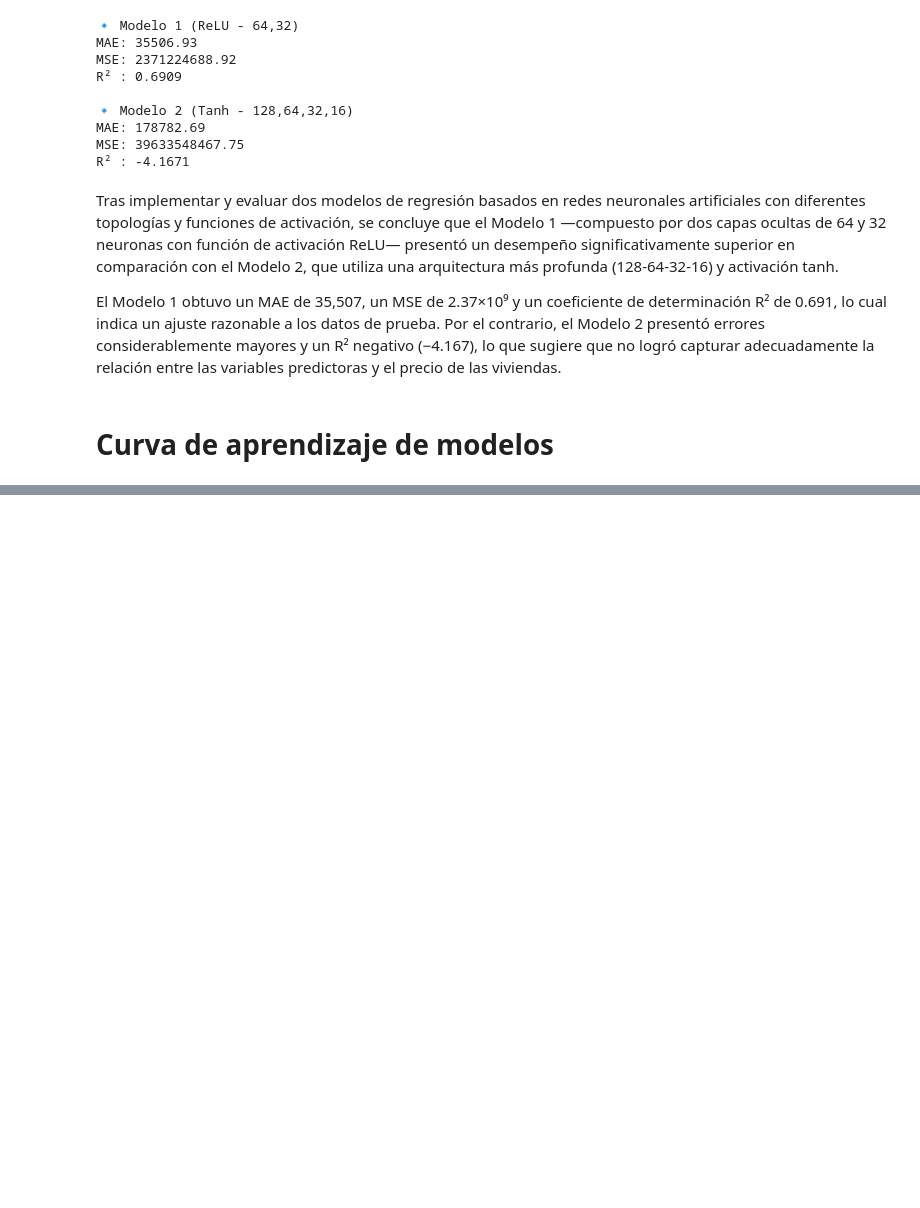
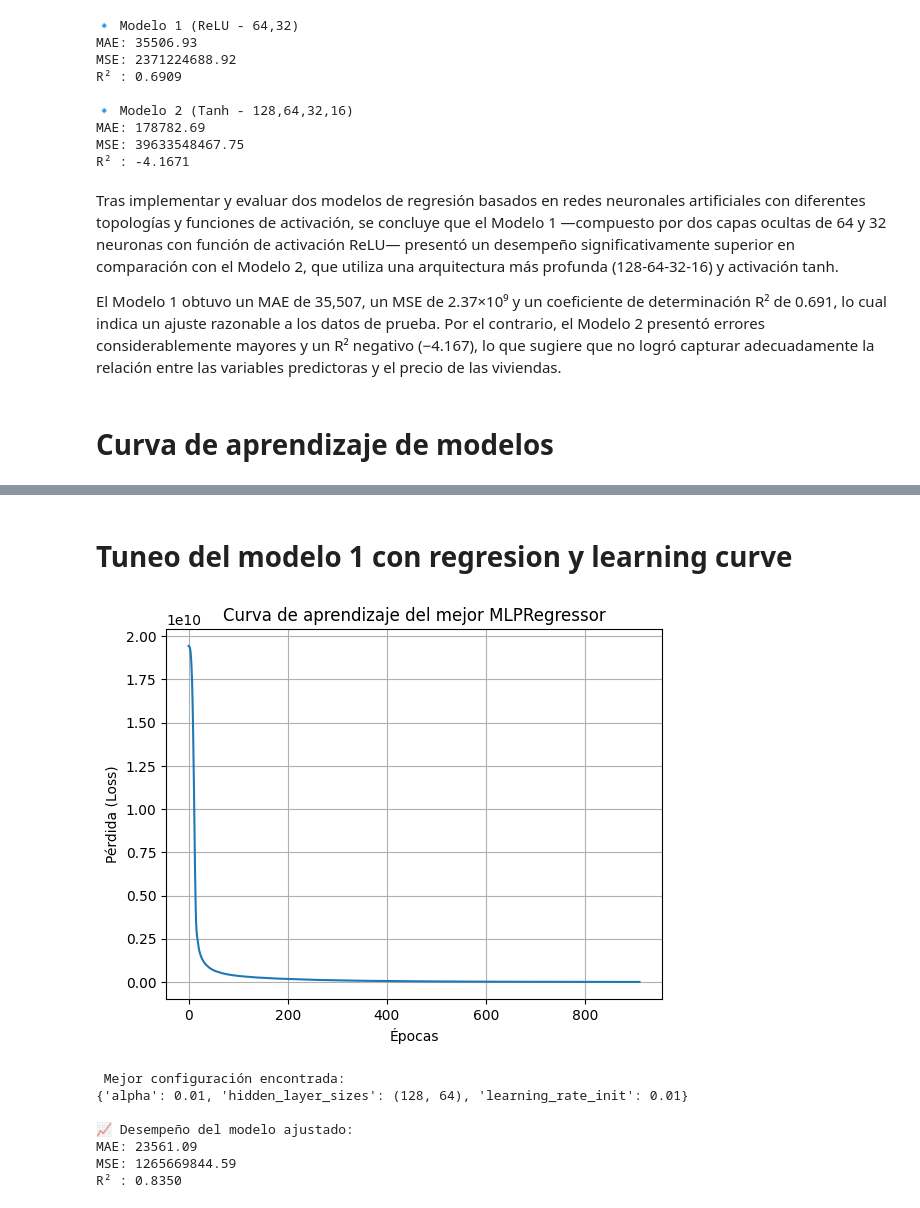
Before and after one commit to xtsebas/Houses_Prices, a Jupyter notebook: Redes_neuronales.ipynb, the cells around one changed output, grey strips where cells are left out. Cells and saved outputs as stored; diff of their text form; code cells hidden in the pictures; blank space fills up the shorter version.

Commit message:
best regressor model with hyper params found + learning curve

```diff
--- a/Redes_neuronales.ipynb
+++ b/Redes_neuronales.ipynb
@@ -595,0 +599,53 @@ plt.show()
+# %% [markdown]
+# Tuneo del modelo 1 con regresion y learning curve
+# %%
+from sklearn.model_selection import GridSearchCV
+
+param_grid = {
+    'hidden_layer_sizes': [(32, 16), (64, 32), (128, 64), (64, 64, 32)],
+    'alpha': [0.0001, 0.001, 0.01],  # regularización
+    'learning_rate_init': [0.001, 0.01]
+}
+
+mlp = MLPRegressor(activation='relu', solver='adam', max_iter=1000, random_state=42)
+
+grid_search = GridSearchCV(mlp, param_grid, cv=5, scoring='r2', n_jobs=-1)
+grid_search.fit(X_train_scaled, y_train)
+
+# Mejor modelo y evaluación
+best_model = grid_search.best_estimator_
+y_pred_best = best_model.predict(X_test_scaled)
+
+mae_best = mean_absolute_error(y_test, y_pred_best)
+mse_best = mean_squared_error(y_test, y_pred_best)
+r2_best = r2_score(y_test, y_pred_best)
+
+# Entrenar de nuevo el mejor modelo para obtener la curva de pérdida
+best_model.fit(X_train_scaled, y_train)
+
+# Obtener la curva de pérdida
+loss_curve = best_model.loss_curve_
+
+# Graficar la curva de pérdida
+plt.plot(loss_curve)
+plt.title("Curva de aprendizaje del mejor MLPRegressor")
+plt.xlabel("Épocas")
+plt.ylabel("Pérdida (Loss)")
+plt.grid(True)
+plt.show()
+
+print(" Mejor configuración encontrada:")
+print(grid_search.best_params_)
+print("\n📈 Desempeño del modelo ajustado:")
+print(f"MAE: {mae_best:.2f}")
+print(f"MSE: {mse_best:.2f}")
+print(f"R² : {r2_best:.4f}")
+# %% [output]
+[figure, added]
+ Mejor configuración encontrada:
+{'alpha': 0.01, 'hidden_layer_sizes': (128, 64), 'learning_rate_init': 0.01}
+
+📈 Desempeño del modelo ajustado:
+MAE: 23561.09
+MSE: 1265669844.59
+R² : 0.8350
```
Also changed, not shown: parts of 1 cell of this notebook.
